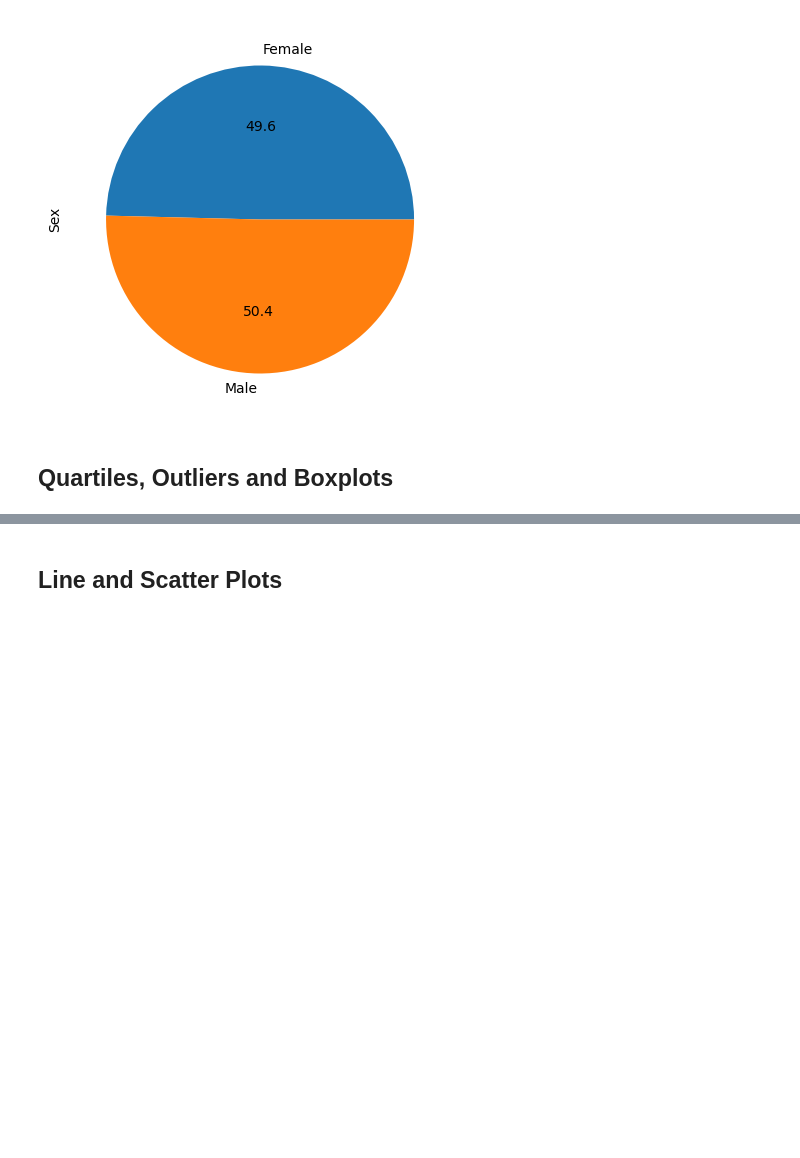
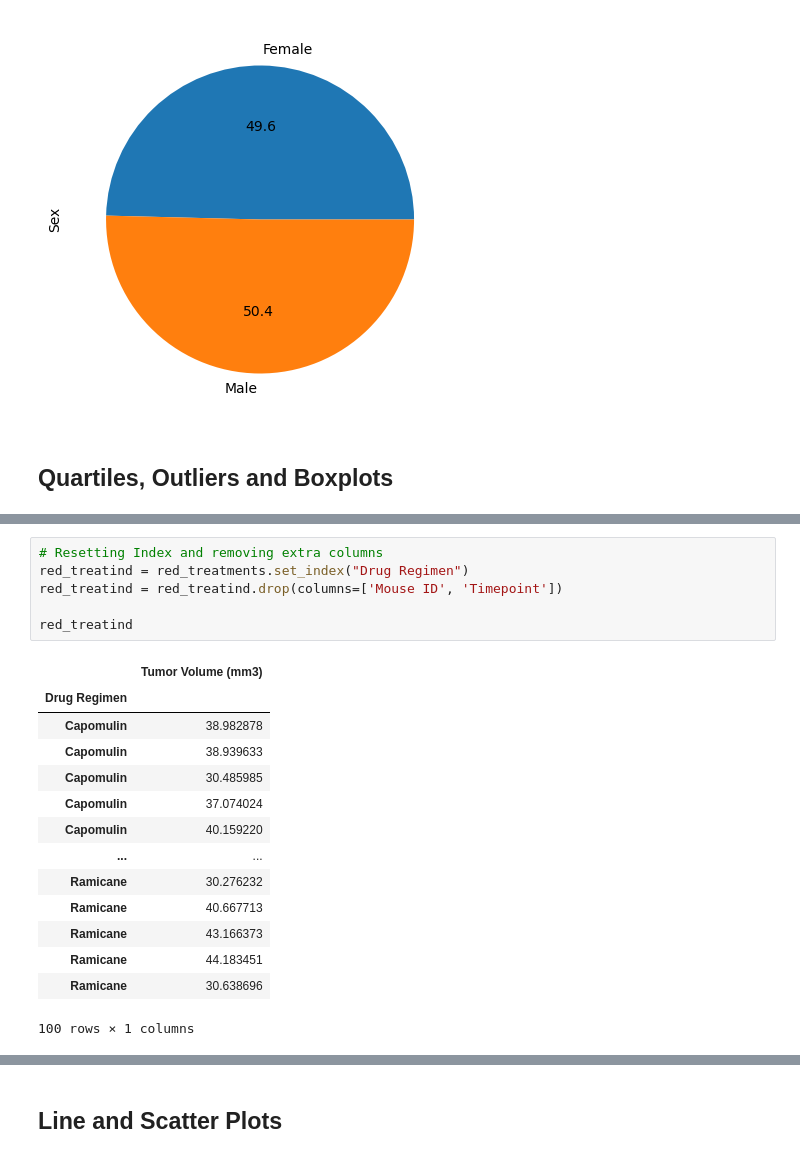
Before and after one commit to AleidvdZ/Module_5_Pymaceuticals, a Jupyter notebook: Pymaceuticals_AvdZ.ipynb, the cells around one changed output, grey strips where cells are left out. Saved outputs shown, nothing was run; the diff lists cells and outputs as text; blank space fills up the shorter version.

```diff
--- a/Pymaceuticals_AvdZ.ipynb
+++ b/Pymaceuticals_AvdZ.ipynb
@@ -319,0 +296,21 @@ f_tumor_mrg
+# %%
+# Resetting Index and removing extra columns
+red_treatind = red_treatments.set_index("Drug Regimen")
+red_treatind = red_treatind.drop(columns=['Mouse ID', 'Timepoint'])
+
+red_treatind
+# %% [output]
+|  | Tumor Volume (mm3) |
+| Drug Regimen |  |
+| Capomulin | 38.982878 |
+| Capomulin | 38.939633 |
+| Capomulin | 30.485985 |
+| Capomulin | 37.074024 |
+| Capomulin | 40.159220 |
+| ... | ... |
+| Ramicane | 30.276232 |
+| Ramicane | 40.667713 |
+| Ramicane | 43.166373 |
+| Ramicane | 44.183451 |
+| Ramicane | 30.638696 |
+100 rows × 1 columns
```
Also changed, not shown: parts of 17 cells of this notebook, 1 other file.
